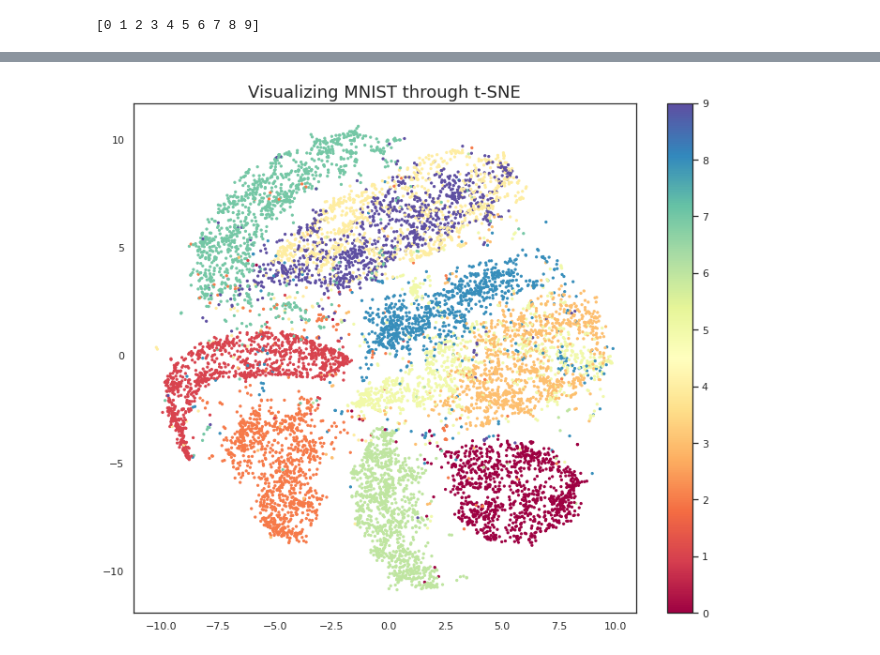
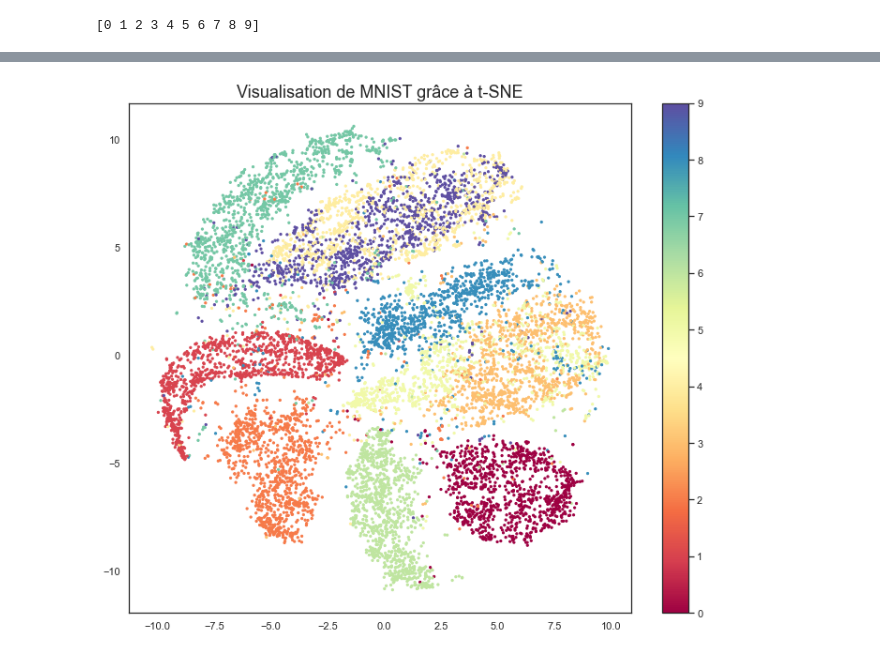
Before and after one commit to lamiand/Test_Technique_Just_AI, a Jupyter notebook: Test_Just_AI_t_SNE.ipynb, the cells around one changed output, grey strips where cells are left out. Cells and saved outputs as stored; diff of their text form; code cells hidden in the pictures.

```diff
--- a/Test_Just_AI_t_SNE.ipynb
+++ b/Test_Just_AI_t_SNE.ipynb
@@ -84,8 +61,8 @@ Wall time: 6.91 µs
 # %%
 plt.figure(figsize=(12, 10))
 plt.scatter(tsne[:, 0], tsne[:, 1], s= 5, c=y_subset, cmap='Spectral')
 plt.colorbar()
-plt.title('Visualizing MNIST through t-SNE', fontsize=18);
+plt.title('Visualisation de MNIST grâce à t-SNE', fontsize=18);
 plt.show()
 # %% [output]
-[figure, old version]
+[figure, new version]
```
Also changed, not shown: parts of 5 cells of this notebook.
